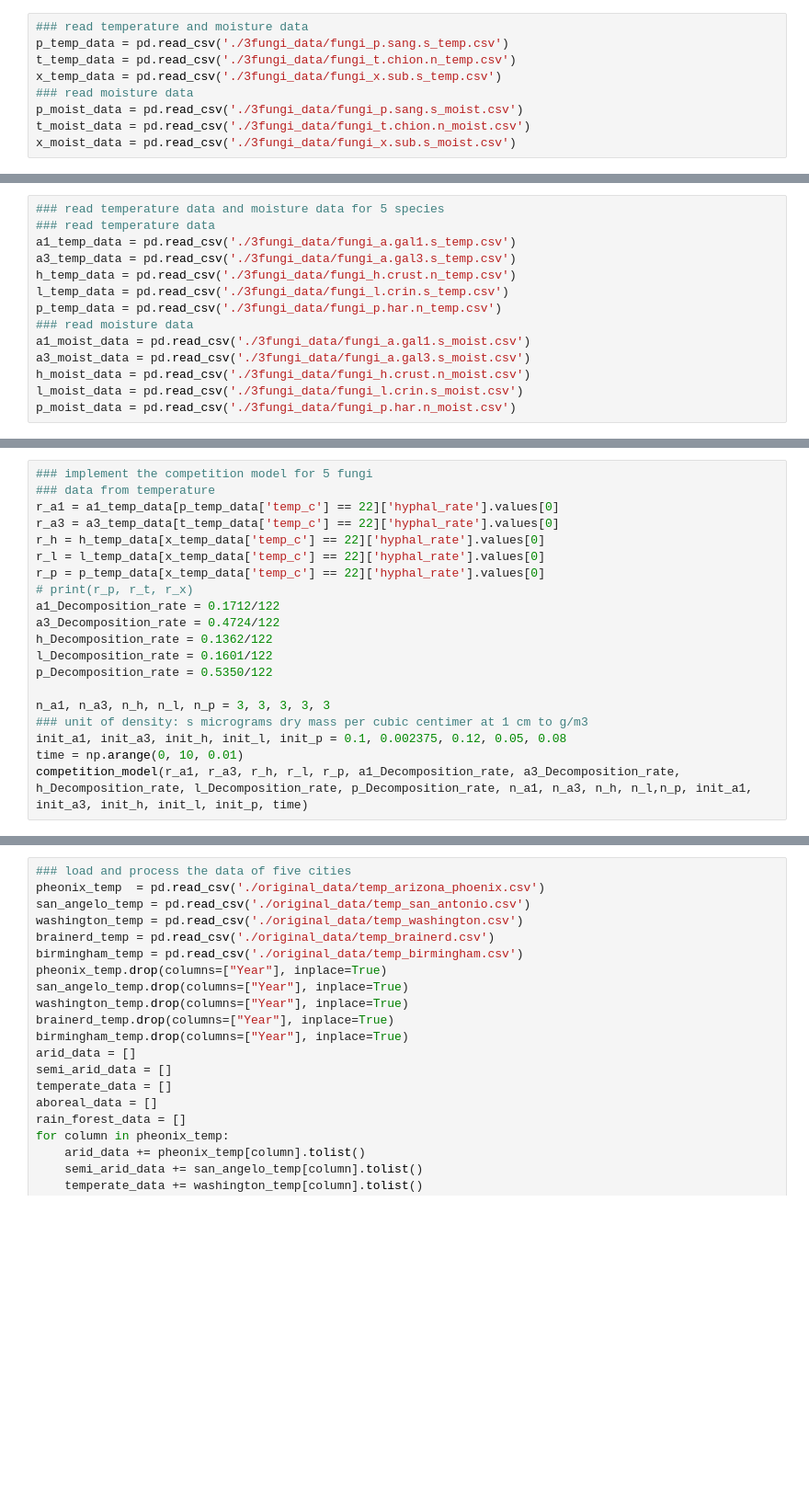
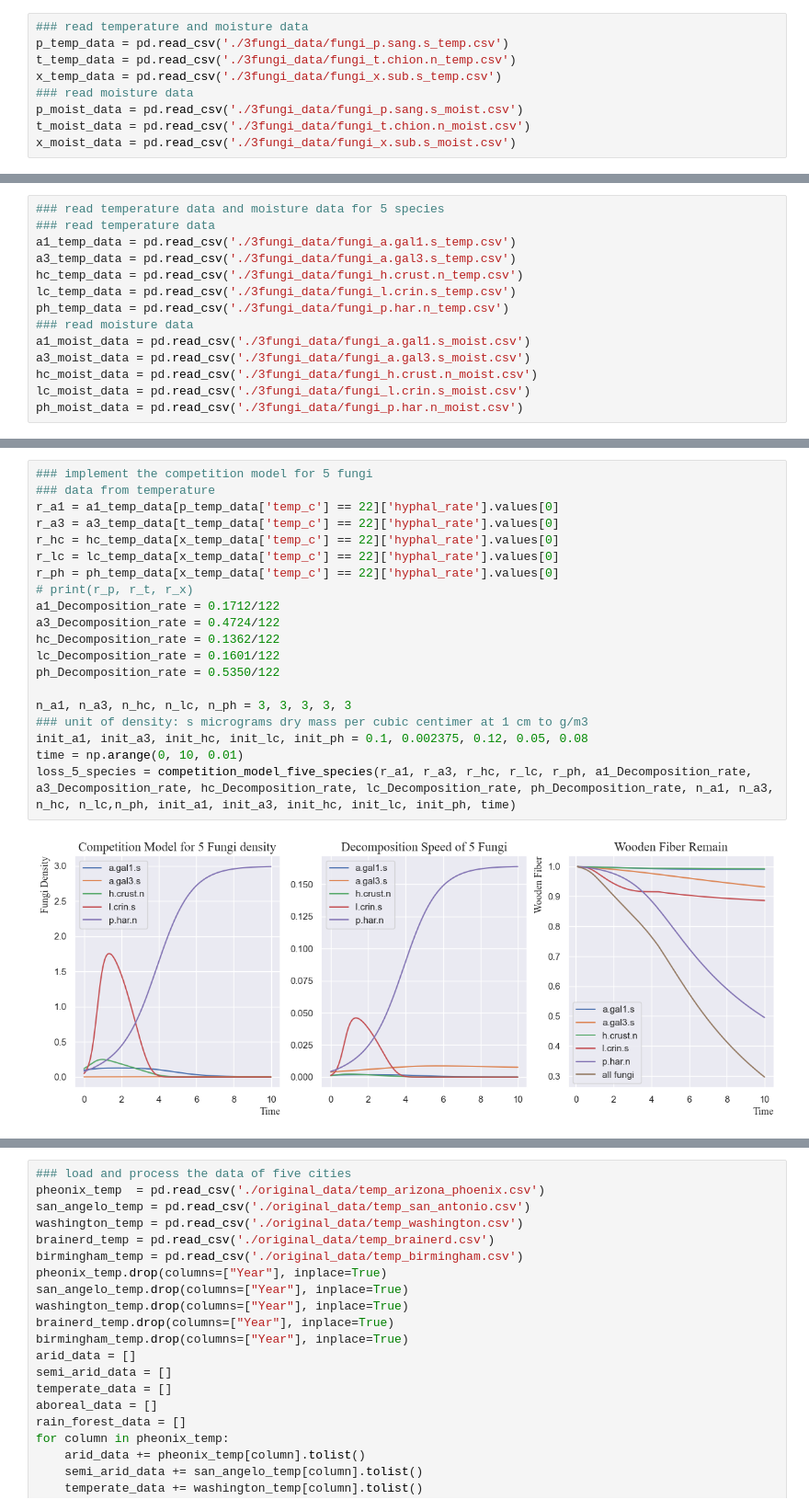
Before and after one commit to SILENT-GUO/MCM_works, a Jupyter notebook: 2021TaskA/Task.ipynb, the cells around one changed output, grey strips where cells are left out. Shown at 92% size. Saved outputs shown, nothing was run; the diff lists cells and outputs as text; blank space fills up the shorter version.

```diff
--- a/2021TaskA/Task.ipynb
+++ b/2021TaskA/Task.ipynb
@@ -133,14 +148,14 @@ print("--------------------------------------------")
 ### read temperature data
 a1_temp_data = pd.read_csv('./3fungi_data/fungi_a.gal1.s_temp.csv')
 a3_temp_data = pd.read_csv('./3fungi_data/fungi_a.gal3.s_temp.csv')
-h_temp_data = pd.read_csv('./3fungi_data/fungi_h.crust.n_temp.csv')
-l_temp_data = pd.read_csv('./3fungi_data/fungi_l.crin.s_temp.csv')
-p_temp_data = pd.read_csv('./3fungi_data/fungi_p.har.n_temp.csv')
+hc_temp_data = pd.read_csv('./3fungi_data/fungi_h.crust.n_temp.csv')
+lc_temp_data = pd.read_csv('./3fungi_data/fungi_l.crin.s_temp.csv')
+ph_temp_data = pd.read_csv('./3fungi_data/fungi_p.har.n_temp.csv')
 ### read moisture data
 a1_moist_data = pd.read_csv('./3fungi_data/fungi_a.gal1.s_moist.csv')
 a3_moist_data = pd.read_csv('./3fungi_data/fungi_a.gal3.s_moist.csv')
-h_moist_data = pd.read_csv('./3fungi_data/fungi_h.crust.n_moist.csv')
-l_moist_data = pd.read_csv('./3fungi_data/fungi_l.crin.s_moist.csv')
-p_moist_data = pd.read_csv('./3fungi_data/fungi_p.har.n_moist.csv')
+hc_moist_data = pd.read_csv('./3fungi_data/fungi_h.crust.n_moist.csv')
+lc_moist_data = pd.read_csv('./3fungi_data/fungi_l.crin.s_moist.csv')
+ph_moist_data = pd.read_csv('./3fungi_data/fungi_p.har.n_moist.csv')
 # %%
 ### compitition model
@@ -240,23 +231,25 @@ def competition_model(r_a, r_f, r_h, r_l, r_m, a_Decomposition_rate, f_Decomposi
 # %%
 ### implement the competition model for 5 fungi
 ### data from temperature
 r_a1 = a1_temp_data[p_temp_data['temp_c'] == 22]['hyphal_rate'].values[0]
 r_a3 = a3_temp_data[t_temp_data['temp_c'] == 22]['hyphal_rate'].values[0]
-r_h = h_temp_data[x_temp_data['temp_c'] == 22]['hyphal_rate'].values[0]
-r_l = l_temp_data[x_temp_data['temp_c'] == 22]['hyphal_rate'].values[0]
-r_p = p_temp_data[x_temp_data['temp_c'] == 22]['hyphal_rate'].values[0]
+r_hc = hc_temp_data[x_temp_data['temp_c'] == 22]['hyphal_rate'].values[0]
+r_lc = lc_temp_data[x_temp_data['temp_c'] == 22]['hyphal_rate'].values[0]
+r_ph = ph_temp_data[x_temp_data['temp_c'] == 22]['hyphal_rate'].values[0]
 # print(r_p, r_t, r_x)
 a1_Decomposition_rate = 0.1712/122
 a3_Decomposition_rate = 0.4724/122
-h_Decomposition_rate = 0.1362/122
-l_Decomposition_rate = 0.1601/122
-p_Decomposition_rate = 0.5350/122
+hc_Decomposition_rate = 0.1362/122
+lc_Decomposition_rate = 0.1601/122
+ph_Decomposition_rate = 0.5350/122
 
-n_a1, n_a3, n_h, n_l, n_p = 3, 3, 3, 3, 3
+n_a1, n_a3, n_hc, n_lc, n_ph = 3, 3, 3, 3, 3
 ### unit of density: s micrograms dry mass per cubic centimer at 1 cm to g/m3
-init_a1, init_a3, init_h, init_l, init_p = 0.1, 0.002375, 0.12, 0.05, 0.08
+init_a1, init_a3, init_hc, init_lc, init_ph = 0.1, 0.002375, 0.12, 0.05, 0.08
 time = np.arange(0, 10, 0.01)
-competition_model(r_a1, r_a3, r_h, r_l, r_p, a1_Decomposition_rate, a3_Decomposition_rate, h_Decomposition_rate, l_Decomposition_rate, p_Decomposition_rate, n_a1, n_a3, n_h, n_l,n_p, init_a1, init_a3, init_h, init_l, init_p, time)
+loss_5_species = competition_model_five_species(r_a1, r_a3, r_hc, r_lc, r_ph, a1_Decomposition_rate, a3_Decomposition_rate, hc_Decomposition_rate, lc_Decomposition_rate, ph_Decomposition_rate, n_a1, n_a3, n_hc, n_lc,n_ph, init_a1, init_a3, init_hc, init_lc, init_ph, time)
+# %% [output]
+[figure, added]
 # %%
 ### plot the temperature data
 plt.figure(figsize=(10, 4))
```
Also changed, not shown: parts of 17 cells of this notebook, 2 other files.
